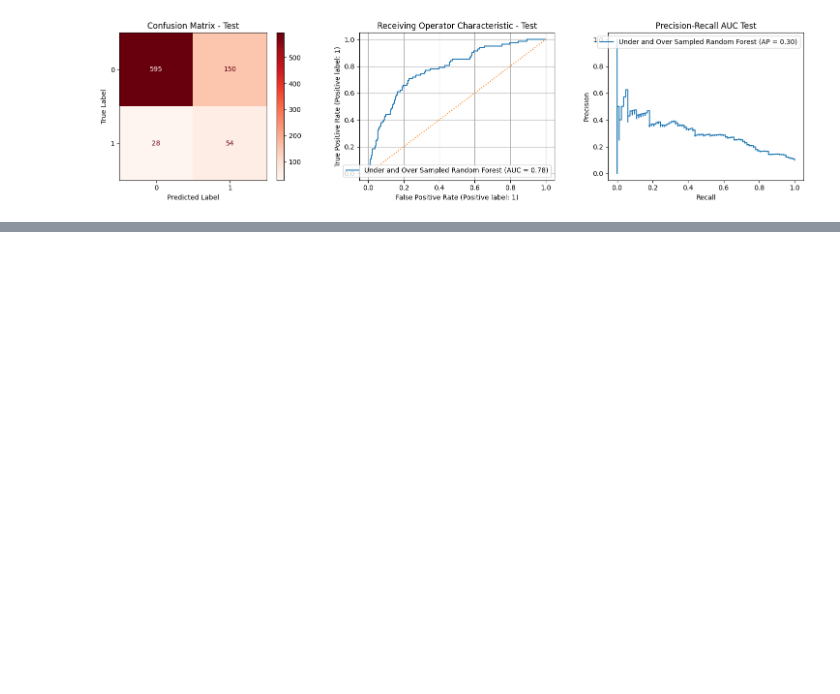
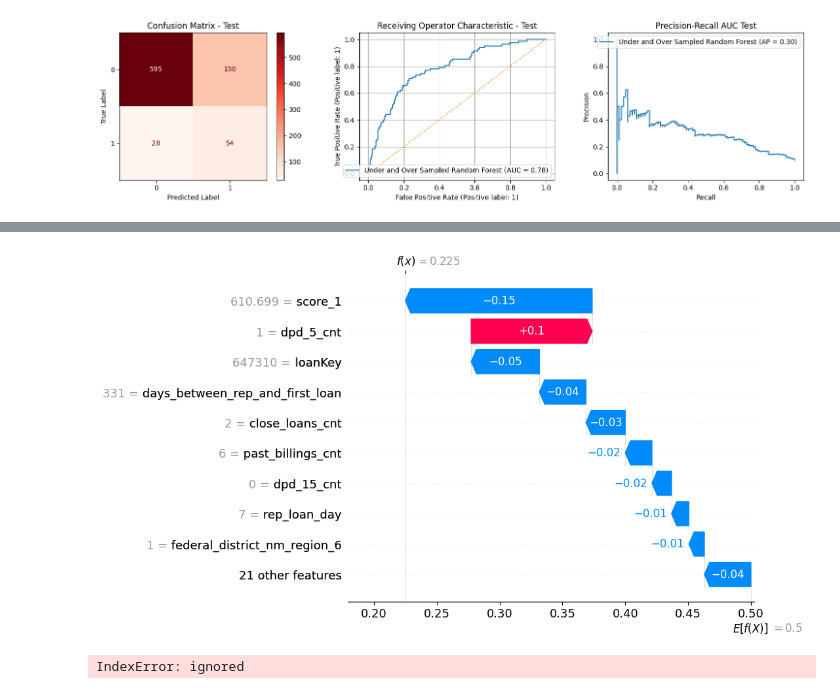
Before and after one commit to brdeleon/flagging_loans_shapley_values, a Jupyter notebook: flagging_loans_final_model.ipynb, the cells around one changed output, grey strips where cells are left out. Cells and saved outputs as stored; diff of their text form; code cells hidden in the pictures; blank space fills up the shorter version.

```diff
--- a/flagging_loans_final_model.ipynb
+++ b/flagging_loans_final_model.ipynb
@@ -436,0 +393,31 @@ NameError: ignored
+# %%
+rf = final_pipeline.named_steps['classifier']
+explainer = shap.TreeExplainer(rf)
+shap_values = explainer.shap_values(X_test)
+# %%
+# Wrap shap_values in a shap.Explanation object
+shap_explanation = shap.Explanation(
+    values=shap_values[1][0],
+    base_values=explainer.expected_value[1],
+    data=X_test.iloc[0,:]
+)
+# %%
+# Generate a waterfall pot using shap_expalnation object
+shap.plots.waterfall(shap_explanation, max_display=10)
+# %% [output]
+[figure, added]
+# %%
+# Get the feature index of 'score_1'
+feature_index_of_score_1 = X_test.columns.get_loc('score_1')
+
+# Create a SHAP explanation object for the 'score_1' feature
+score_1_explanation = shap.Explanation(
+    values=shap_values[:, feature_index_of_score_1],
+    data=X_test,
+    feature_names=X_test.columns.values
+)
+
+# Generate a SHAP scatter plot for the 'score_1' feature
+shap.plots.scatter(score_1_explanation, feature_index_of_score_1)
+# %% [output]
+IndexError: ignored
```
Also changed, not shown: parts of 52 cells of this notebook.
